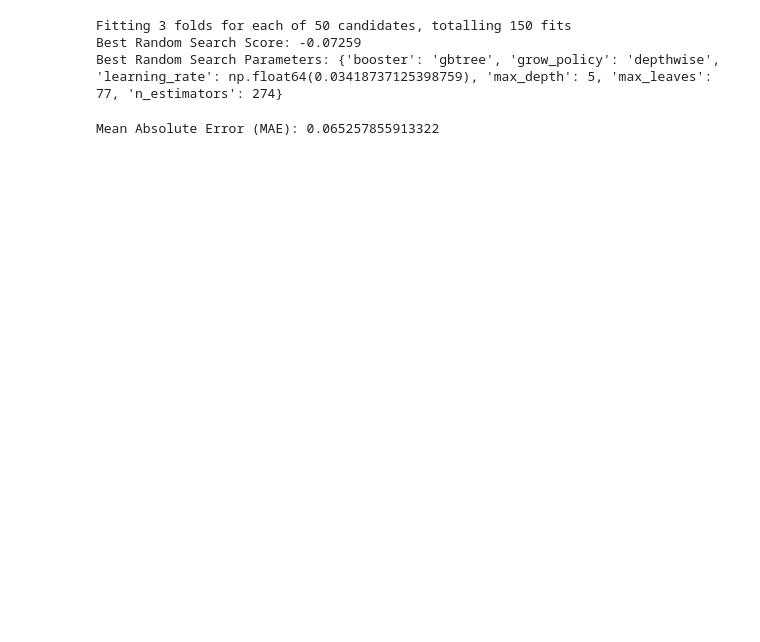
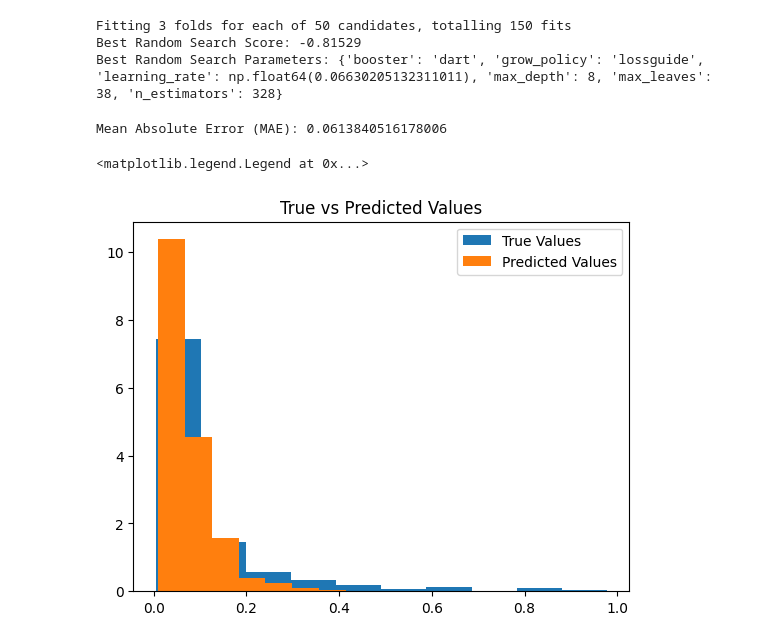
Before and after one commit to adiguzeldeniz/ekip_makine, a Jupyter notebook: XG_XGBoost.ipynb, the cells around one changed output. Saved outputs shown, nothing was run; the diff lists cells and outputs as text; code cells hidden in the pictures; blank space fills up the shorter version.

```diff
--- a/XG_XGBoost.ipynb
+++ b/XG_XGBoost.ipynb
@@ -15,12 +54,16 @@ df.shape
 # %%
+
+
 variables = df.columns
 input_variables = variables[variables != 'XG']
 
 X = df[input_variables]
 y = df['XG']
-X_train, X_test, y_train, y_test = train_test_split(X, y, test_size=0.2, random_state=42)
+y_log = np.log(y)
 
-xgb = XGBRegressor(objective='reg:absoluteerror', random_state=90)
+X_train, X_test, y_train, y_test = train_test_split(X, y_log, test_size=0.2, random_state=42)
+
+xgb = XGBRegressor(objective='reg:squarederror', random_state=90)
 
 param_distributions = {
     'booster': ['gblinear', 'dart', 'gbtree'],  # List of discrete values
@@ -35,43 +78,60 @@ random_search = RandomizedSearchCV(
     estimator=xgb,
     param_distributions=param_distributions,
     n_iter=50,
-    scoring='neg_mean_absolute_error',
+    scoring='neg_root_mean_squared_error',
     cv=3,
     random_state=2,
     verbose=3,
     n_jobs=-1
 )
 
-
 random_search.fit(X_train, y_train)
 
 print(f"Best Random Search Score: {random_search.best_score_:.5f}")
 print(f"Best Random Search Parameters: {random_search.best_params_}")
 # %% [output]
 Fitting 3 folds for each of 50 candidates, totalling 150 fits
-Best Random Search Score: -0.07259
-Best Random Search Parameters: {'booster': 'gbtree', 'grow_policy': 'depthwise', 'learning_rate': np.float64(0.03418737125398759), 'max_depth': 5, 'max_leaves': 77, 'n_estimators': 274}
+Best Random Search Score: -0.81529
+Best Random Search Parameters: {'booster': 'dart', 'grow_policy': 'lossguide', 'learning_rate': np.float64(0.06630205132311011), 'max_depth': 8, 'max_leaves': 38, 'n_estimators': 328}
 # %%
+import matplotlib.pyplot as plt
+
 def mae(y_true, y_pred):
     return np.mean(abs((y_true - y_pred)))
 
 #new_params = {'booster': 'gbtree',
 #              'grow_policy': 'lossguide',
 #              'learning_rate': np.float64(0.05185817934340634),
 #              'max_depth': 9,
 #              'max_leaves': 35,
 #              'n_estimators': 283}
 
 new_params ={'booster': 'gbtree', 'grow_policy': 'depthwise', 'learning_rate': np.float64(0.03418737125398759), 'max_depth': 5, 'max_leaves': 77, 'n_estimators': 274}
+new_params = {'booster': 'dart', 'grow_policy': 'lossguide', 'learning_rate': np.float64(0.06630205132311011), 'max_depth': 8, 'max_leaves': 38, 'n_estimators': 328}
+new_params = {'booster': 'dart', 'grow_policy': 'lossguide', 'learning_rate': np.float64(0.005567896524540005), 'max_depth': 11, 'max_leaves': 90, 'n_estimators': 252}
+new_params = {'booster': 'dart', 'grow_policy': 'lossguide', 'learning_rate': np.float64(0.08944715976978937), 'max_depth': 13, 'max_leaves': 59, 'n_estimators': 369}
+new_params =  {'booster': 'dart', 'grow_policy': 'lossguide', 'learning_rate': np.float64(0.06630205132311011), 'max_depth': 8, 'max_leaves': 38, 'n_estimators': 328}
+
 #both new params have mae of about 0.065
 
-xgb_best = XGBRegressor(**new_params, objective='reg:absoluteerror', random_state=30)
+xgb_best = XGBRegressor(**new_params, objective='reg:squarederror', random_state=30)
 
 xgb_best.fit(X_train, y_train)
 y_score = xgb_best.predict(X_test)
 
 meow = mae(y_test, y_score)
 
-print(f"Mean Absolute Error (MAE): {meow}")
+y_back = np.exp(y_score)
+y_back_test = np.exp(y_test)
+meow_back = mae(y_back_test, y_back)
+
+print(f"Mean Absolute Error (MAE): {meow_back}")
+
+plt.hist(y_back_test, label='True Values', density= True)
+plt.hist(y_back, label='Predicted Values', density = True)
+plt.title('True vs Predicted Values')
+plt.legend()
 # %% [output]
-Mean Absolute Error (MAE): 0.065257855913322
+Mean Absolute Error (MAE): 0.0613840516178006
+<matplotlib.legend.Legend at 0x...>
+[figure, added]
```
Also changed, not shown: parts of 7 cells of this notebook, 2 other files.
